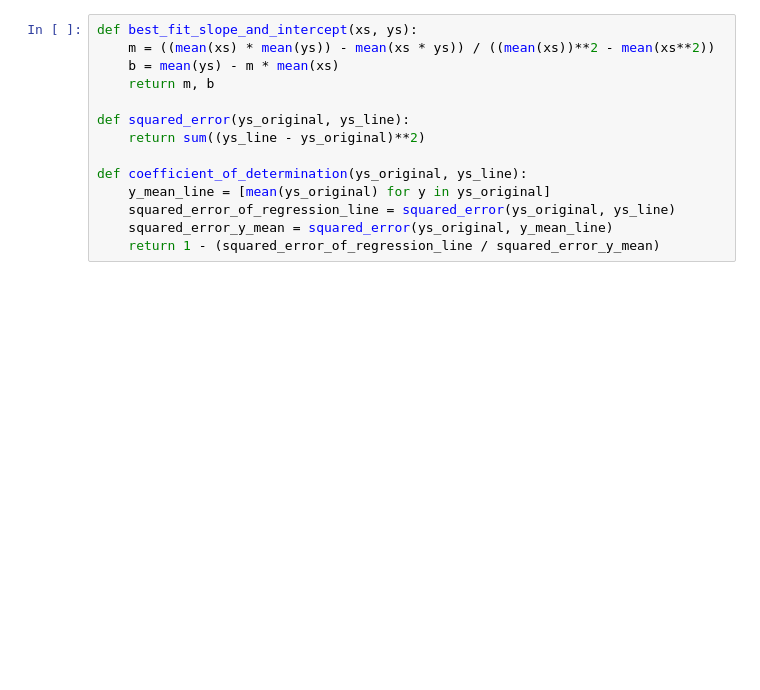
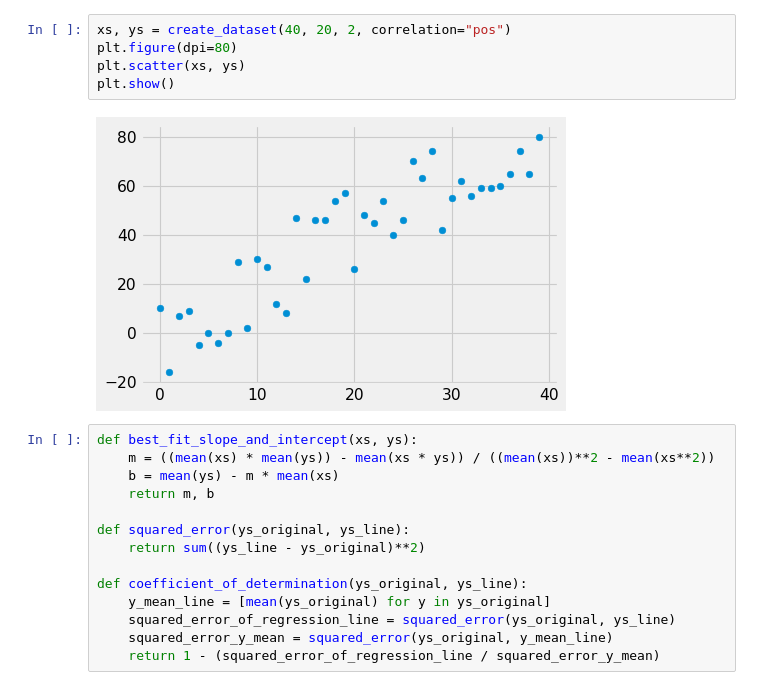
Before and after one commit to kplachkov/Machine-Learning, a Jupyter notebook: Regression/LinearRegressionFromScratch.ipynb, the cells around one changed output. Drawn from its saved outputs; the diff is of its cells as text; blank space fills up the shorter version.

```diff
--- a/Regression/LinearRegressionFromScratch.ipynb
+++ b/Regression/LinearRegressionFromScratch.ipynb
@@ -16,3 +30,10 @@ plt.show()
+# %%
+xs, ys = create_dataset(40, 20, 2, correlation="pos")
+plt.figure(dpi=80)
+plt.scatter(xs, ys)
+plt.show()
+# %% [output]
+[figure, added]
 # %%
 def best_fit_slope_and_intercept(xs, ys):
     m = ((mean(xs) * mean(ys)) - mean(xs * ys)) / ((mean(xs))**2 - mean(xs**2))
```
Also changed, not shown: parts of 7 cells of this notebook.
